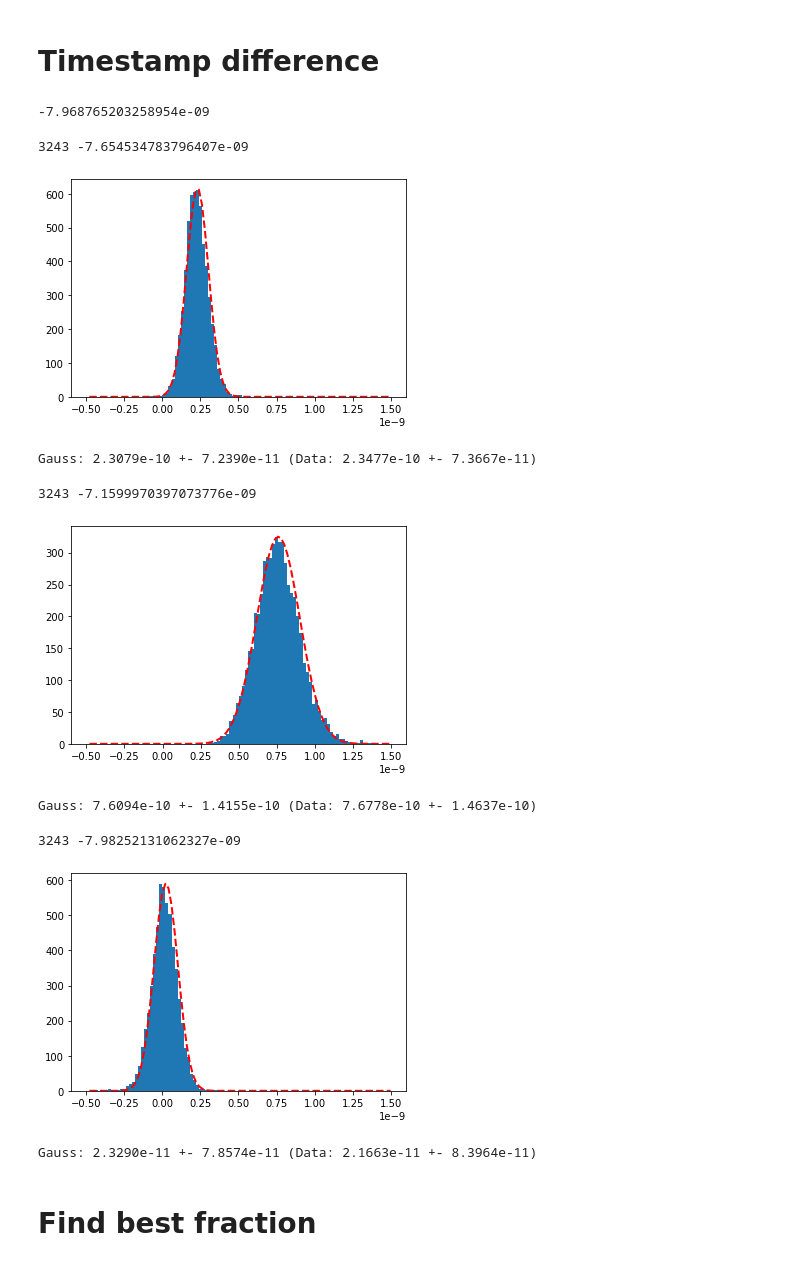
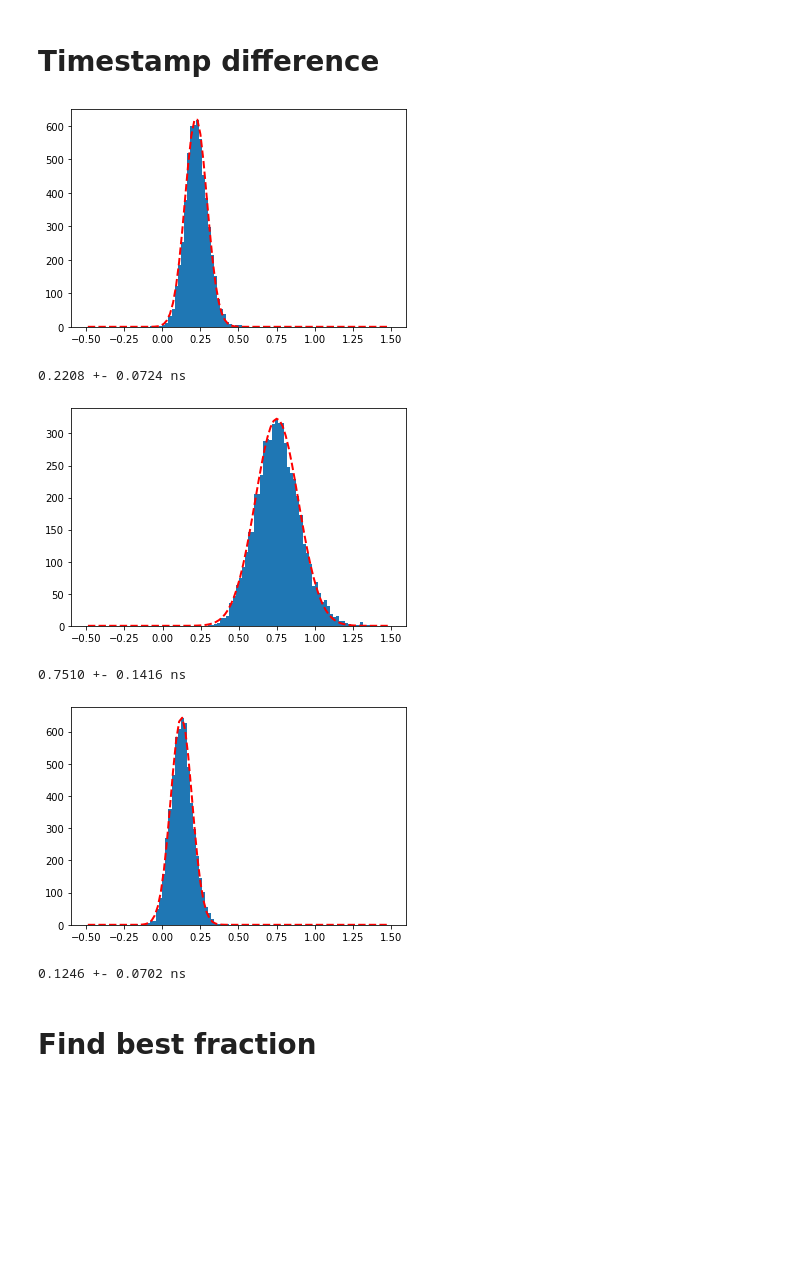
Before and after one commit to MatiXOfficial/pps-diamond-time-measurement, a Jupyter notebook: notebooks/cfd_tests.ipynb, the cells around one changed output. Saved outputs shown, nothing was run; the diff lists cells and outputs as text; code cells hidden in the pictures; blank space fills up the shorter version.

```diff
--- a/notebooks/cfd_tests.ipynb
+++ b/notebooks/cfd_tests.ipynb
@@ -92,6 +107,4 @@ for i, i_event in enumerate(selected_events):
 # %% [markdown]
 # Timestamp difference
 # %%
-events['sample_t0'][3243][1] - events['sample_t0'][3243][0]
+N = len(events['sample_t0'])
-# %% [output]
--7.968765203258954e-09
@@ -101,15 +116,15 @@ from scipy.optimize import curve_fit
 def gauss(x, a, mu, sigma):
     return a * np.exp(-(x - mu) ** 2 / (2 * sigma ** 2))
 
-def test_cfd_diff(cfd: CFD, show=True):
+def test_cfd_diff(cfd: CFD, show=True, return_gauss_stats=True, hist_alpha=1., hist_label=None, plot_gauss=True):
     timestamps = np.array([calculate_event_cfd(i, shift=True, log=True) for i in range(N)])
     timestamps_diff = timestamps[:, 1] - timestamps[:, 0]
     # print(np.argmin(timestamps_diff), timestamps_diff[np.argmin(timestamps_diff)])
-    hist_data = plt.hist(timestamps_diff, bins=100, range=(-0.5e-09, 1.5e-9))
+    hist_data = plt.hist(timestamps_diff, bins=100, range=(-0.5, 1.5), alpha=hist_alpha, label=hist_label)
 
     # retrieve bins
     bins_x = hist_data[1][:-1]
-    x_step = bins_x[1] - bins_x[0]
+    x_step = (bins_x[1] - bins_x[0]) / 2
     bins_x += x_step
     bins_y = hist_data[0]
 
@@ -126,36 +141,38 @@ def test_cfd_diff(cfd: CFD, show=True):
 
     gauss_y = norm.pdf(bins_x, gauss_mean, gauss_std)
     gauss_y *= np.max(bins_y) / np.max(gauss_y)
-    plt.plot(bins_x, gauss_y, 'r--', linewidth=2)
+
+    if plot_gauss:
+        plt.plot(bins_x, gauss_y, 'r--', linewidth=2)
 
     if show:
         plt.show()
 
-    return mean_stat, std_stat, gauss_mean, gauss_std
+    if return_gauss_stats:
+        return gauss_mean, gauss_std
+    else:
+        return mean_stat, std_stat
 # %%
 cfd = CFD(fraction=0.3)
 res = test_cfd_diff(cfd)
-print(f'Gauss: {res[2]:0.4e} +- {res[3]:0.4e} (Data: {res[0]:0.4e} +- {res[1]:0.4e})')
+print(f'{res[0]:0.4f} +- {res[1]:0.4f} ns')
 # %% [output]
+[figure, new version]
-3243 -7.654534783796407e-09
+0.2208 +- 0.0724 ns
-[figure, old version]
-Gauss: 2.3079e-10 +- 7.2390e-11 (Data: 2.3477e-10 +- 7.3667e-11)
 # %%
 cfd = CFD(fraction=0.8)
 res = test_cfd_diff(cfd)
-print(f'Gauss: {res[2]:0.4e} +- {res[3]:0.4e} (Data: {res[0]:0.4e} +- {res[1]:0.4e})')
+print(f'{res[0]:0.4f} +- {res[1]:0.4f} ns')
 # %% [output]
+[figure, new version]
-3243 -7.1599970397073776e-09
+0.7510 +- 0.1416 ns
-[figure, old version]
-Gauss: 7.6094e-10 +- 1.4155e-10 (Data: 7.6778e-10 +- 1.4637e-10)
 # %%
-cfd = CFD(fraction=0.1)
+cfd = CFD(fraction=0.2)
 res = test_cfd_diff(cfd)
-print(f'Gauss: {res[2]:0.4e} +- {res[3]:0.4e} (Data: {res[0]:0.4e} +- {res[1]:0.4e})')
+print(f'{res[0]:0.4f} +- {res[1]:0.4f} ns')
 # %% [output]
+[figure, new version]
-3243 -7.98252131062327e-09
+0.1246 +- 0.0702 ns
-[figure, old version]
-Gauss: 2.3290e-11 +- 7.8574e-11 (Data: 2.1663e-11 +- 8.3964e-11)
 # %% [markdown]
 # Find best fraction
 # %%
```
Also changed, not shown: parts of 11 cells of this notebook, 2 other files.
